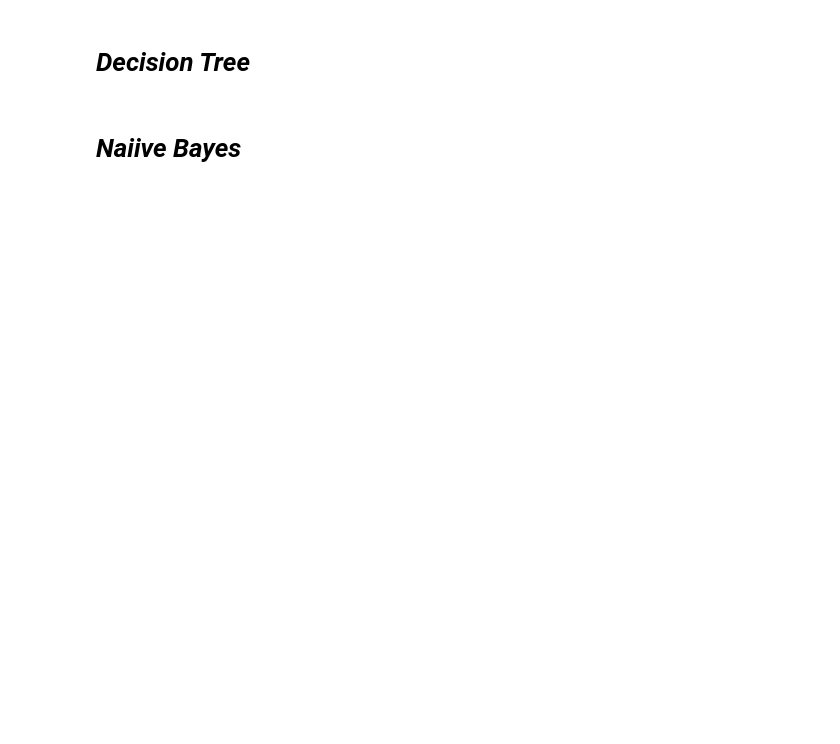
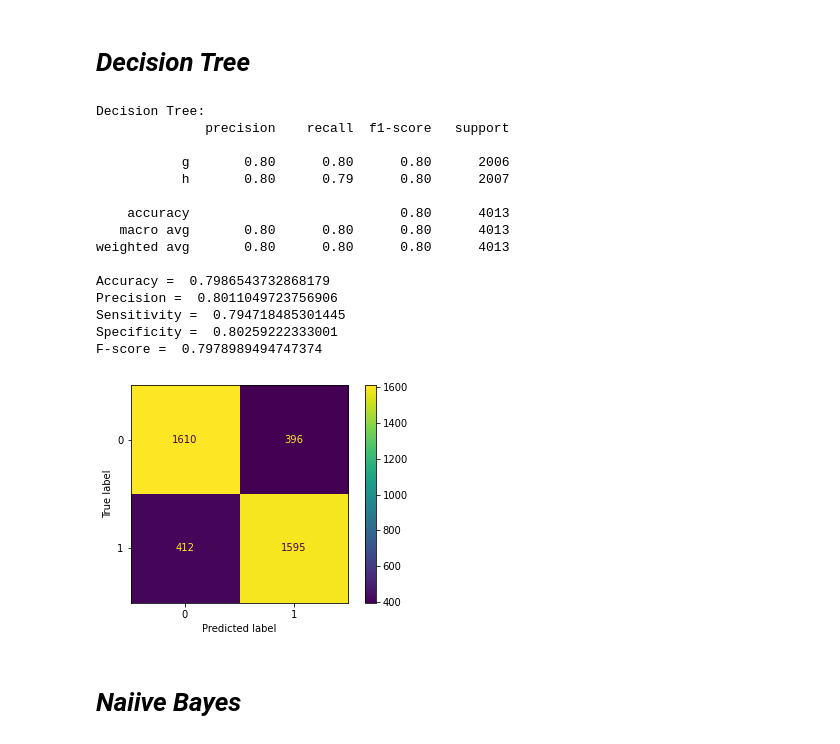
Before and after one commit to mariamabouelella/Data-Classification, a Jupyter notebook: DataClassification.ipynb, the cells around one changed output. Drawn from its saved outputs; the diff is of its cells as text; code cells hidden in the pictures; blank space fills up the shorter version.

```diff
--- a/DataClassification.ipynb
+++ b/DataClassification.ipynb
@@ -97,14 +110,53 @@ Name: Class, dtype: int64
+# %%
+def calculations(y_test, y_predicted):
+  cm = confusion_matrix(y_test , y_predicted)
+  #sensitivity = (TP) / (TP + FN)
+  sensitivity = (cm[1][1]) / (cm[1][1] + cm[1][0])
+    # specificity = (TN) / (TN + FP)
+  specificity = (cm[0][0]) / (cm[0][0] + cm[0][1])
+     # precision = (TP) / (TP + FP)
+  precision = (cm[1][1]) / (cm[1][1] + cm[0][1])
+     # f1_score = 2 * (precision * recall) / (precision + recall)
+  f1_score = 2 * (precision * sensitivity) / (precision + sensitivity)
+
+  Accuracy = accuracy_score(y_test, y_predicted)
+  print("Accuracy = " ,Accuracy)
+  print("Precision = " ,precision)
+  print("Sensitivity = " ,sensitivity)
+  print("Specificity = " ,specificity)
+  print("F-score = " ,f1_score)
 # %% [markdown]
 # ***Decision Tree***
 # %%
 def decisionTree(x_train, x_test, y_train, y_test):
     classified = DecisionTreeClassifier().fit(x_train, y_train)
     y_predicted = classified.predict(x_test)
     print('Decision Tree:')
     print(classification_report(y_test, y_predicted))
-    temp = ConfusionMatrixDisplay(confusion_matrix(y_test , y_predicted))
+    cm = confusion_matrix(y_test , y_predicted)
+    temp = ConfusionMatrixDisplay(cm)
+    calculations(y_test, y_predicted)
     temp.plot()
     plt.show()
+
+decisionTree(x_train, x_test, y_train, y_test)
+# %% [output]
+Decision Tree:
+              precision    recall  f1-score   support
+
+           g       0.80      0.80      0.80      2006
+           h       0.80      0.79      0.80      2007
+
+    accuracy                           0.80      4013
+   macro avg       0.80      0.80      0.80      4013
+weighted avg       0.80      0.80      0.80      4013
+
+Accuracy =  0.7986543732868179
+Precision =  0.8011049723756906
+Sensitivity =  0.794718485301445
+Specificity =  0.80259222333001
+F-score =  0.7978989494747374
+[figure, added]
 # %% [markdown]
 # ***Naiive Bayes***
 # %%
```
Also changed, not shown: parts of 24 cells of this notebook.
